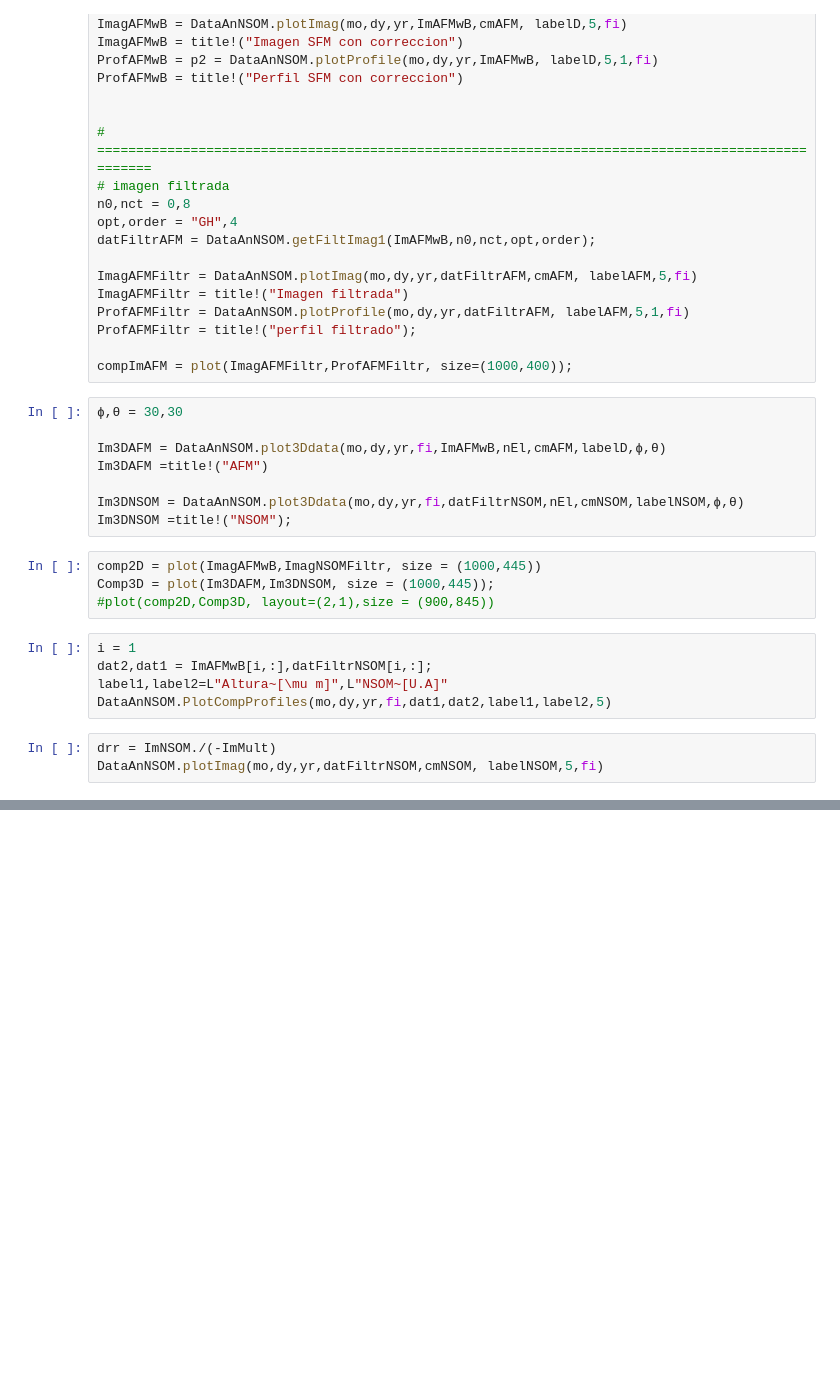
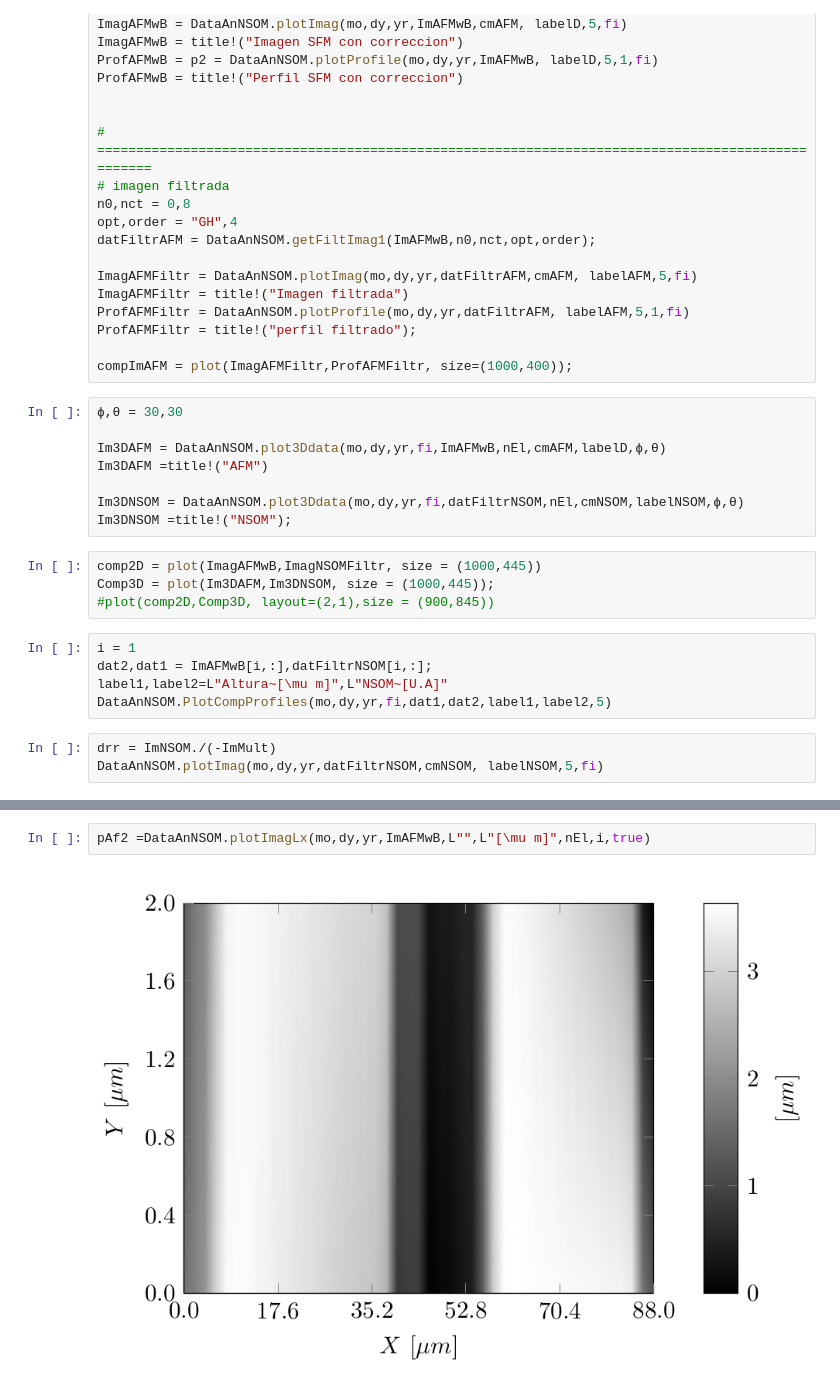
Before and after one commit to Gabmtzz/juDataNSOM, a Jupyter notebook: example/Example.ipynb, the cells around one changed output, grey strips where cells are left out. Saved outputs shown, nothing was run; the diff lists cells and outputs as text; blank space fills up the shorter version.

```diff
--- a/example/Example.ipynb
+++ b/example/Example.ipynb
@@ -92,0 +99,4 @@ DataAnNSOM.plotImag(mo,dy,yr,datFiltrNSOM,cmNSOM, labelNSOM,5,fi)
+# %%
+pAf2 =DataAnNSOM.plotImagLx(mo,dy,yr,ImAFMwB,L"",L"[\mu m]",nEl,i,true)
+# %% [output]
+[figure, added]
```
Also changed, not shown: parts of 3 cells of this notebook.
